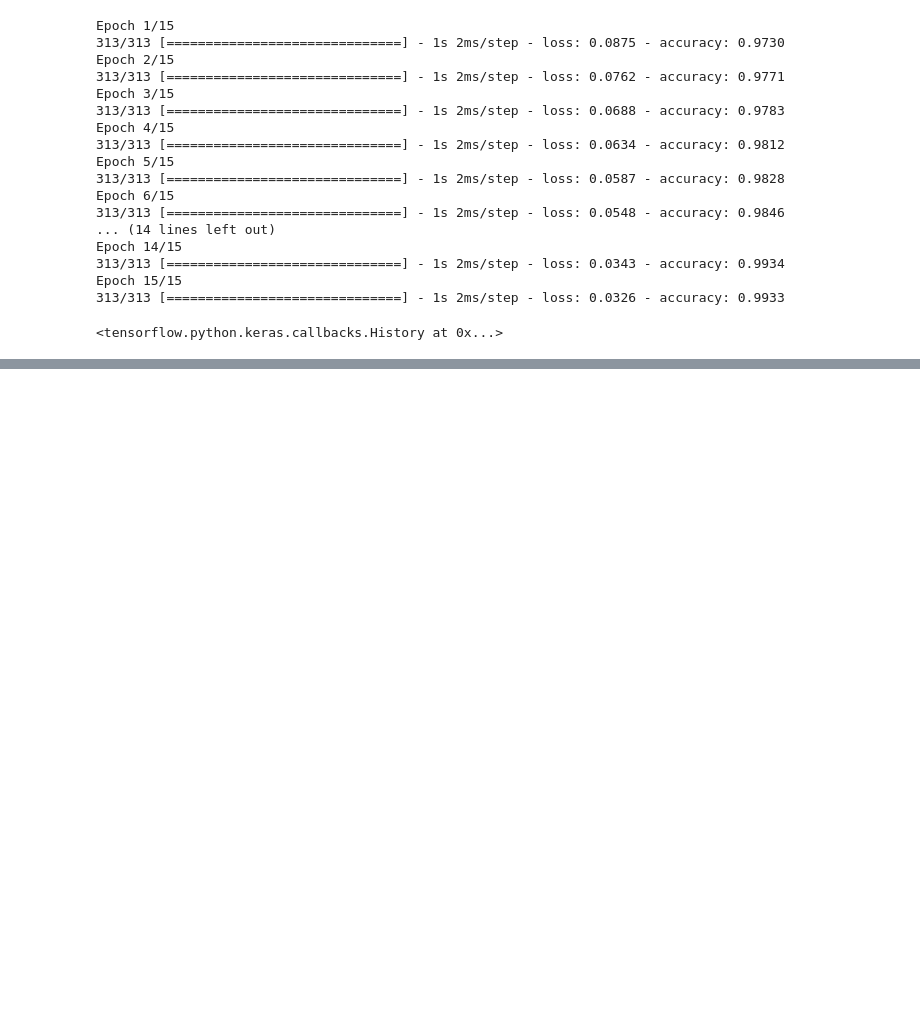
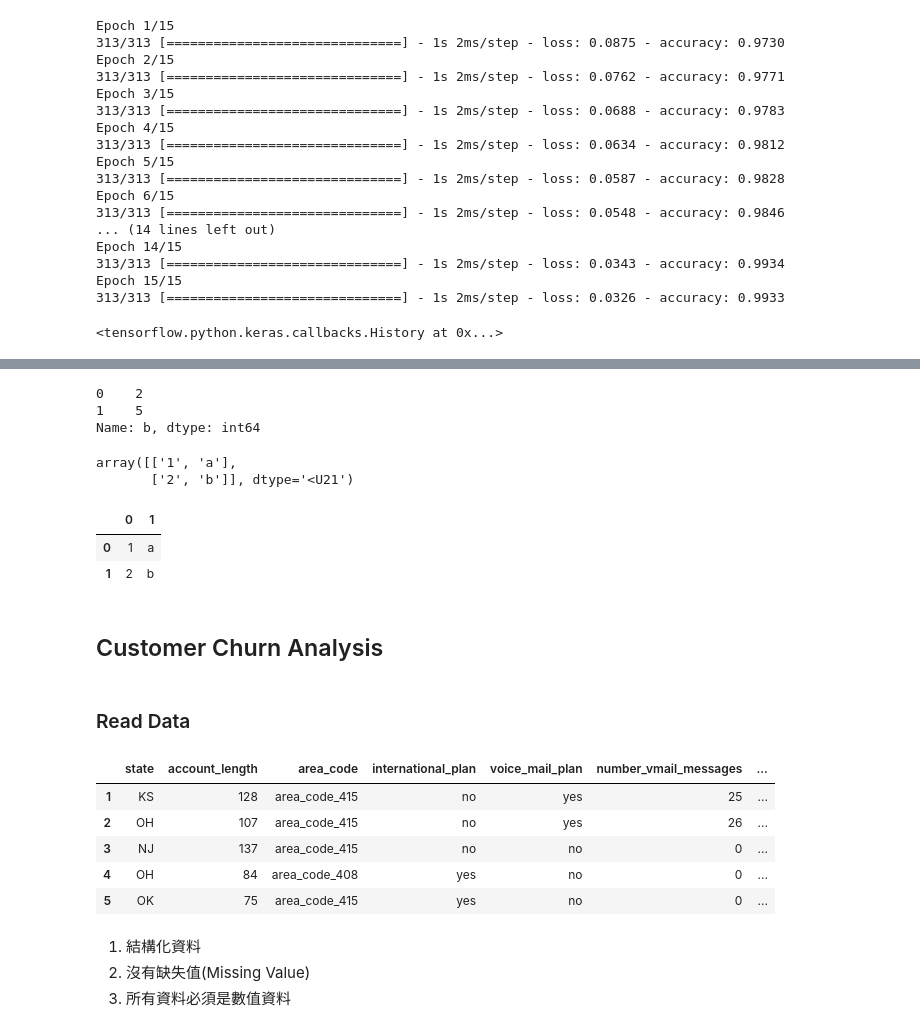
Before and after one commit to ywchiu/tibamedl, a Jupyter notebook: Demo20200725.ipynb, the cells around one changed output, grey strips where cells are left out. Saved outputs shown, nothing was run; the diff lists cells and outputs as text; code cells hidden in the pictures; blank space fills up the shorter version.

```diff
--- a/Demo20200725.ipynb
+++ b/Demo20200725.ipynb
@@ -378,0 +409,36 @@ Epoch 15/15
+# %%
+df['b']
+# %% [output]
+0    2
+1    5
+Name: b, dtype: int64
+# %%
+numpy.array([[1,'a'], [2,'b']])
+# %% [output]
+array([['1', 'a'],
+       ['2', 'b']], dtype='<U21')
+# %%
+pandas.DataFrame([[1,'a'], [2,'b']])
+# %% [output]
+|  | 0 | 1 |
+| 0 | 1 | a |
+| 1 | 2 | b |
+# %% [markdown]
+## Customer Churn Analysis
+# %% [markdown]
+### Read Data
+# %%
+import pandas
+df = pandas.read_csv('https://github.com/ywchiu/tibamedl/raw/master/Data/customer_churn.csv', index_col=0)
+df.head()
+# %% [output]
+|  | state | account_length | area_code | international_plan | voice_mail_plan | number_vmail_messages | ... |
+| 1 | KS | 128 | area_code_415 | no | yes | 25 | ... |
+| 2 | OH | 107 | area_code_415 | no | yes | 26 | ... |
+| 3 | NJ | 137 | area_code_415 | no | no | 0 | ... |
+| 4 | OH | 84 | area_code_408 | yes | no | 0 | ... |
+| 5 | OK | 75 | area_code_415 | yes | no | 0 | ... |
+# %% [markdown]
+1. 結構化資料
+2. 沒有缺失值(Missing Value)
+3. 所有資料必須是數值資料
```
Also changed, not shown: parts of 33 cells of this notebook.
